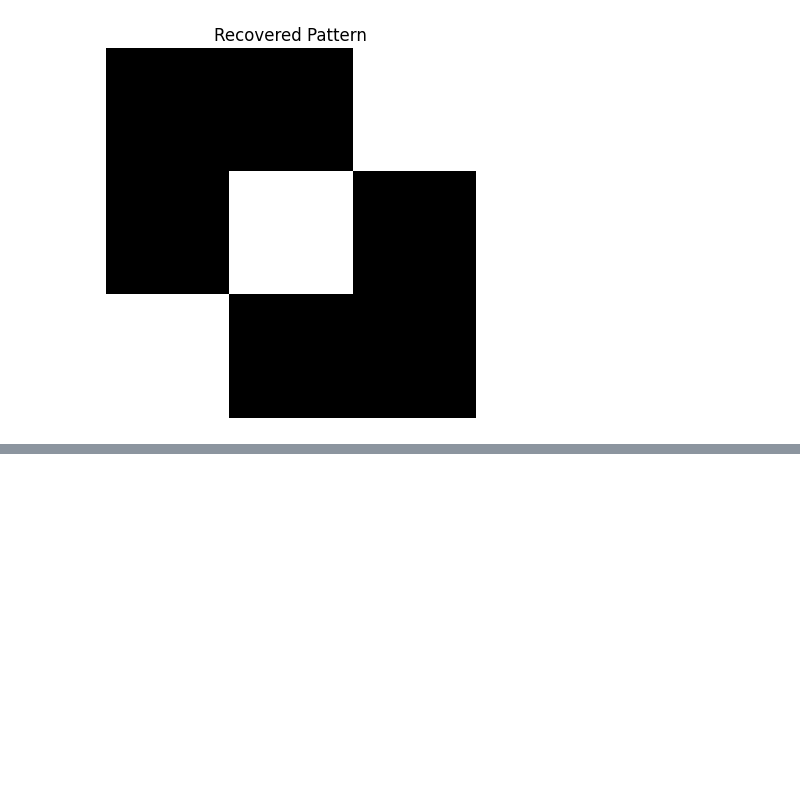
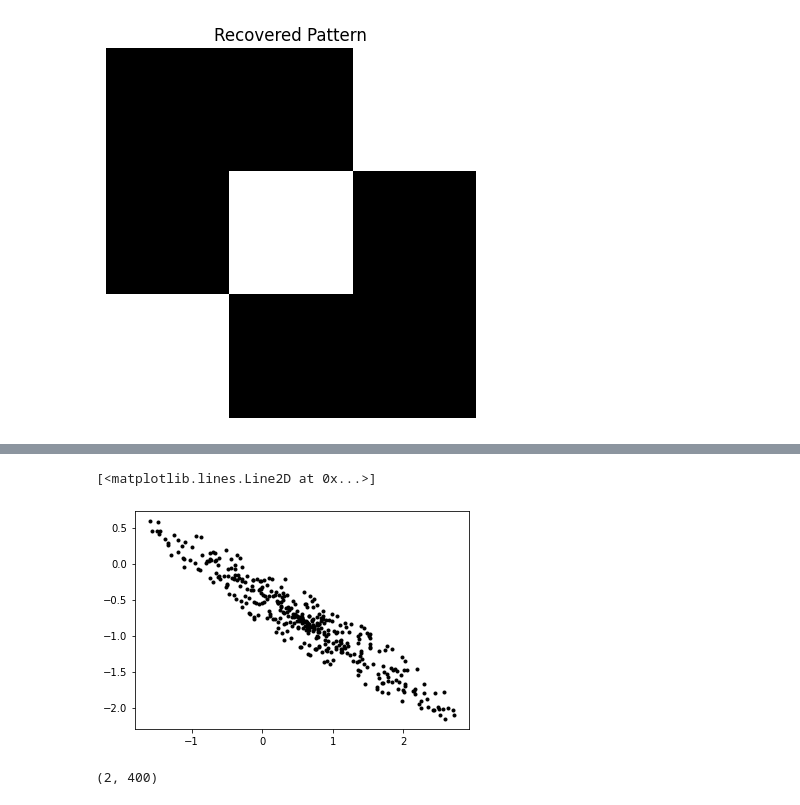
Before and after one commit to GerardoMunoz/ML_2025, a Jupyter notebook: Hopfield_Covariance.ipynb, the cells around one changed output, grey strips where cells are left out. Saved outputs shown, nothing was run; the diff lists cells and outputs as text; code cells hidden in the pictures; blank space fills up the shorter version.

```diff
--- a/Hopfield_Covariance.ipynb
+++ b/Hopfield_Covariance.ipynb
@@ -515,0 +628,20 @@ display_pattern(recovered_pattern, "Recovered Pattern")
+# %%
+n_vectors=400
+d=2
+rng = np.random.RandomState(1)
+rnd_vec=rng.uniform(-1, 1, size=(n_vectors, d))                # the initial random vectors
+unif=rng.uniform(size=n_vectors)                               # a second array random numbers
+scale_f=np.expand_dims(np.linalg.norm(rnd_vec, axis=1)/unif, axis=1) # the scaling factors
+circulo=(rnd_vec/scale_f).T
+#rnd_vec.shape
+A=np.array([[1,-2],[-1,1]])
+rnd_vec= A @ circulo  +  np.array([[0.6],[-0.8]])
+plt.plot(rnd_vec[0,:], rnd_vec[1,:], '.', color='black')
+# %% [output]
+[<matplotlib.lines.Line2D at 0x...>]
+[figure, added]
+# %%
+m,n = rnd_vec.shape
+m,n
+# %% [output]
+(2, 400)
```
Also changed, not shown: parts of 56 cells of this notebook.
